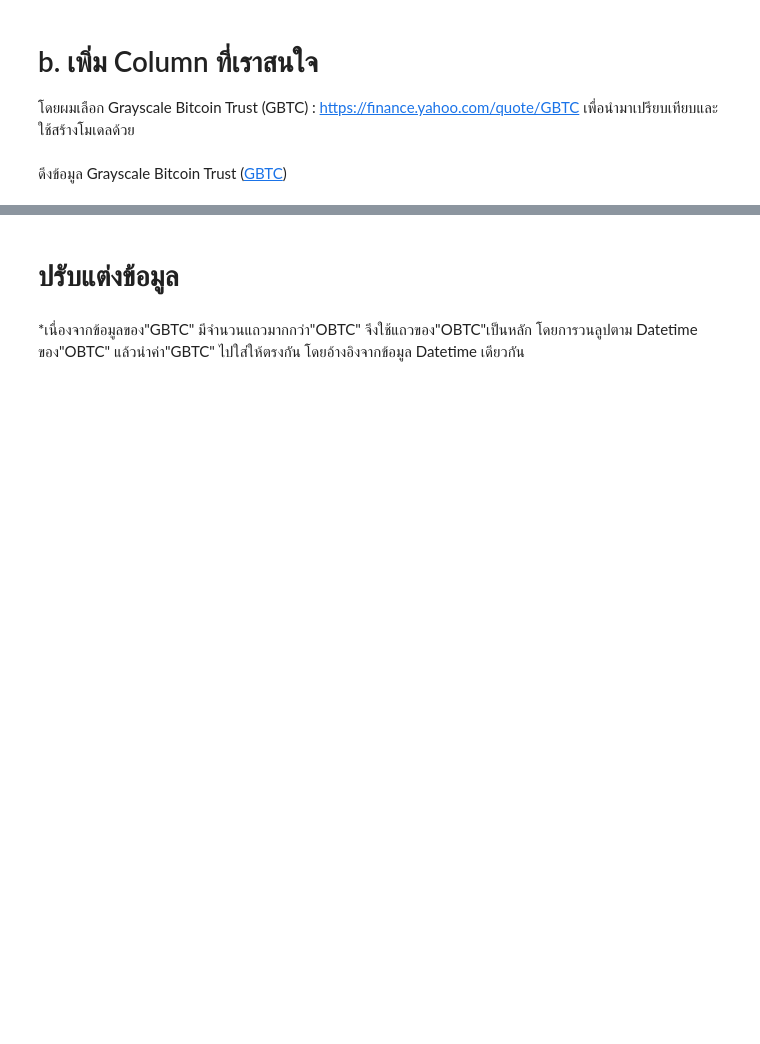
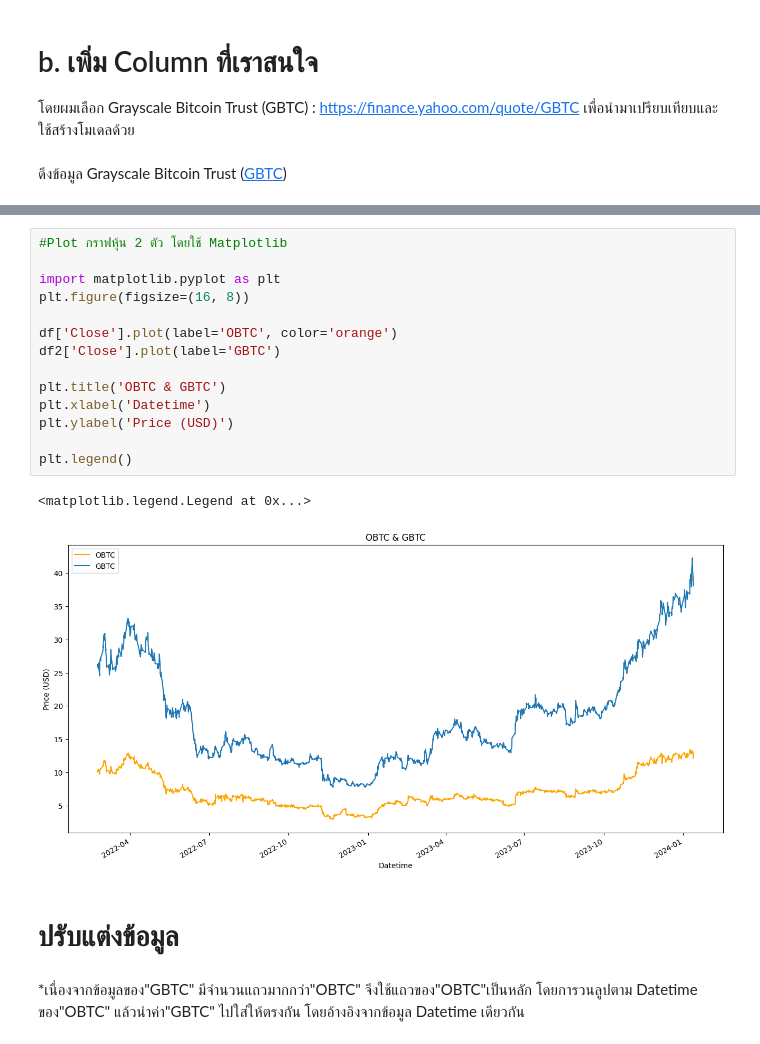
Before and after one commit to KunakornMart/DADS6003, a Jupyter notebook: ML_6610422020_Kunakorn_LogisticRegression.ipynb, the cells around one changed output, grey strips where cells are left out. Cells and saved outputs as stored; diff of their text form; blank space fills up the shorter version.

```diff
--- a/ML_6610422020_Kunakorn_LogisticRegression.ipynb
+++ b/ML_6610422020_Kunakorn_LogisticRegression.ipynb
@@ -74,3 +74,20 @@ df2
+# %%
+#Plot กราฟหุ้น 2 ตัว โดยใช้ Matplotlib
+
+import matplotlib.pyplot as plt
+plt.figure(figsize=(16, 8))
+
+df['Close'].plot(label='OBTC', color='orange')
+df2['Close'].plot(label='GBTC')
+
+plt.title('OBTC & GBTC')
+plt.xlabel('Datetime')
+plt.ylabel('Price (USD)')
+
+plt.legend()
+# %% [output]
+<matplotlib.legend.Legend at 0x...>
+[figure, added]
 # %% [markdown]
 # ปรับแต่งข้อมูล
 # %% [markdown]
```
Also changed, not shown: parts of 4 cells of this notebook.
